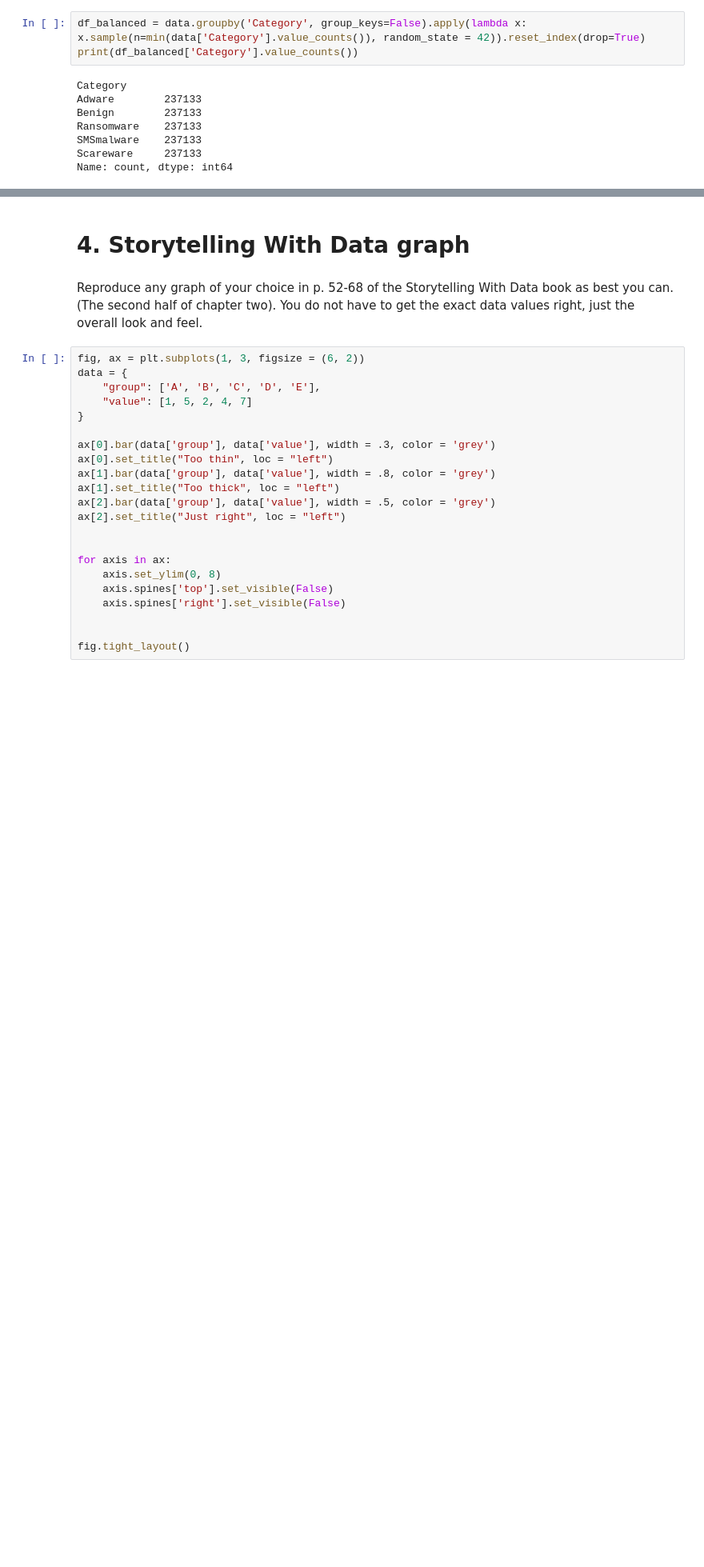
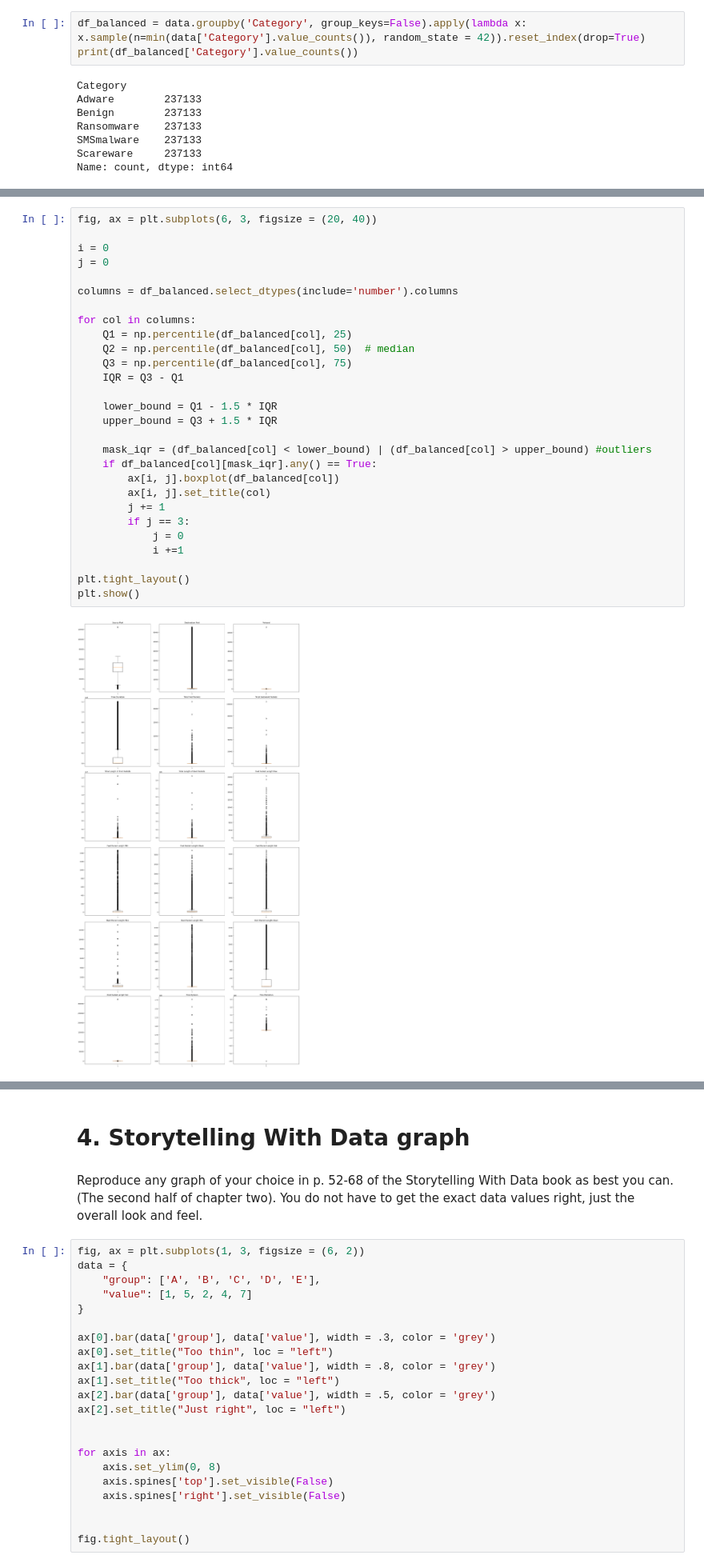
Before and after one commit to 4nuG/ai_for_leaders, a Jupyter notebook: OMDS-ModB2-Week4-Gurung-Anushreeya.ipynb, the cells around one changed output, grey strips where cells are left out. Shown at 80% size. Saved outputs shown, nothing was run; the diff lists cells and outputs as text; blank space fills up the shorter version.

```diff
--- a/OMDS-ModB2-Week4-Gurung-Anushreeya.ipynb
+++ b/OMDS-ModB2-Week4-Gurung-Anushreeya.ipynb
@@ -252,0 +211,30 @@ plt.show()
+# %%
+fig, ax = plt.subplots(6, 3, figsize = (20, 40))
+
+i = 0
+j = 0
+
+columns = df_balanced.select_dtypes(include='number').columns
+
+for col in columns:
+    Q1 = np.percentile(df_balanced[col], 25)
+    Q2 = np.percentile(df_balanced[col], 50)  # median
+    Q3 = np.percentile(df_balanced[col], 75)
+    IQR = Q3 - Q1
+
+    lower_bound = Q1 - 1.5 * IQR
+    upper_bound = Q3 + 1.5 * IQR
+
+    mask_iqr = (df_balanced[col] < lower_bound) | (df_balanced[col] > upper_bound) #outliers
+    if df_balanced[col][mask_iqr].any() == True:
+        ax[i, j].boxplot(df_balanced[col])
+        ax[i, j].set_title(col)
+        j += 1
+        if j == 3:
+            j = 0
+            i +=1
+
+plt.tight_layout()
+plt.show()
+# %% [output]
+[figure, added]
```
Also changed, not shown: parts of 10 cells of this notebook.
